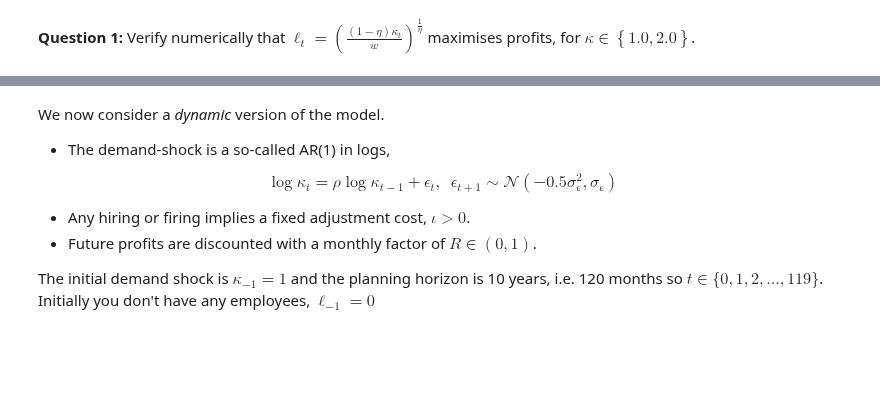
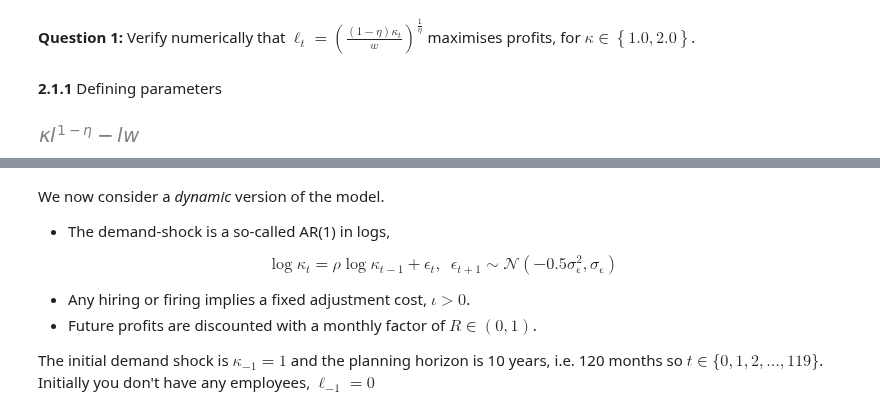
Before and after one commit to NumEconCopenhagen/projects-2023-andershuus_christianfogel, a Jupyter notebook: examproject/Exam-2023-notebook.ipynb, the cells around one changed output, grey strips where cells are left out. Saved outputs shown, nothing was run; the diff lists cells and outputs as text; code cells hidden in the pictures; blank space fills up the shorter version.

```diff
--- a/examproject/Exam-2023-notebook.ipynb
+++ b/examproject/Exam-2023-notebook.ipynb
@@ -404,0 +403,15 @@ Baseline parameters are:
+# %% [markdown]
+**2.1.1** Defining parameters
+# %%
+# Defining symbols
+l_q2 = sm.symbols('l')
+eta_q2 = sm.symbols('eta')
+kappa_q2 = sm.symbols('kappa')
+w_q2 = sm.symbols('w')
+
+
+# write out the profit function
+profit = kappa_q2*l_q2**(1-eta_q2)-w_q2*l_q2
+profit
+# %% [output]
+[figure, added]
```
Also changed, not shown: parts of 9 cells of this notebook.
